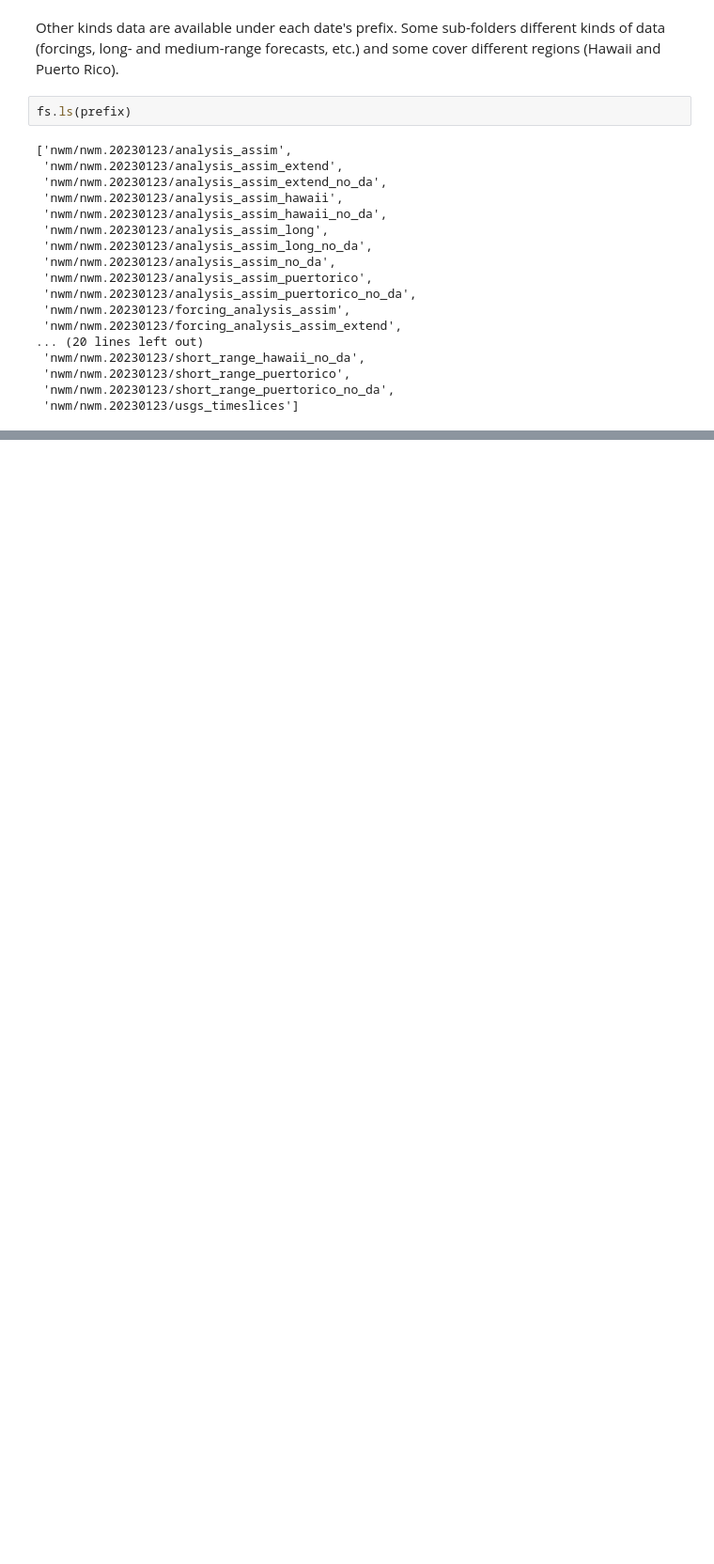
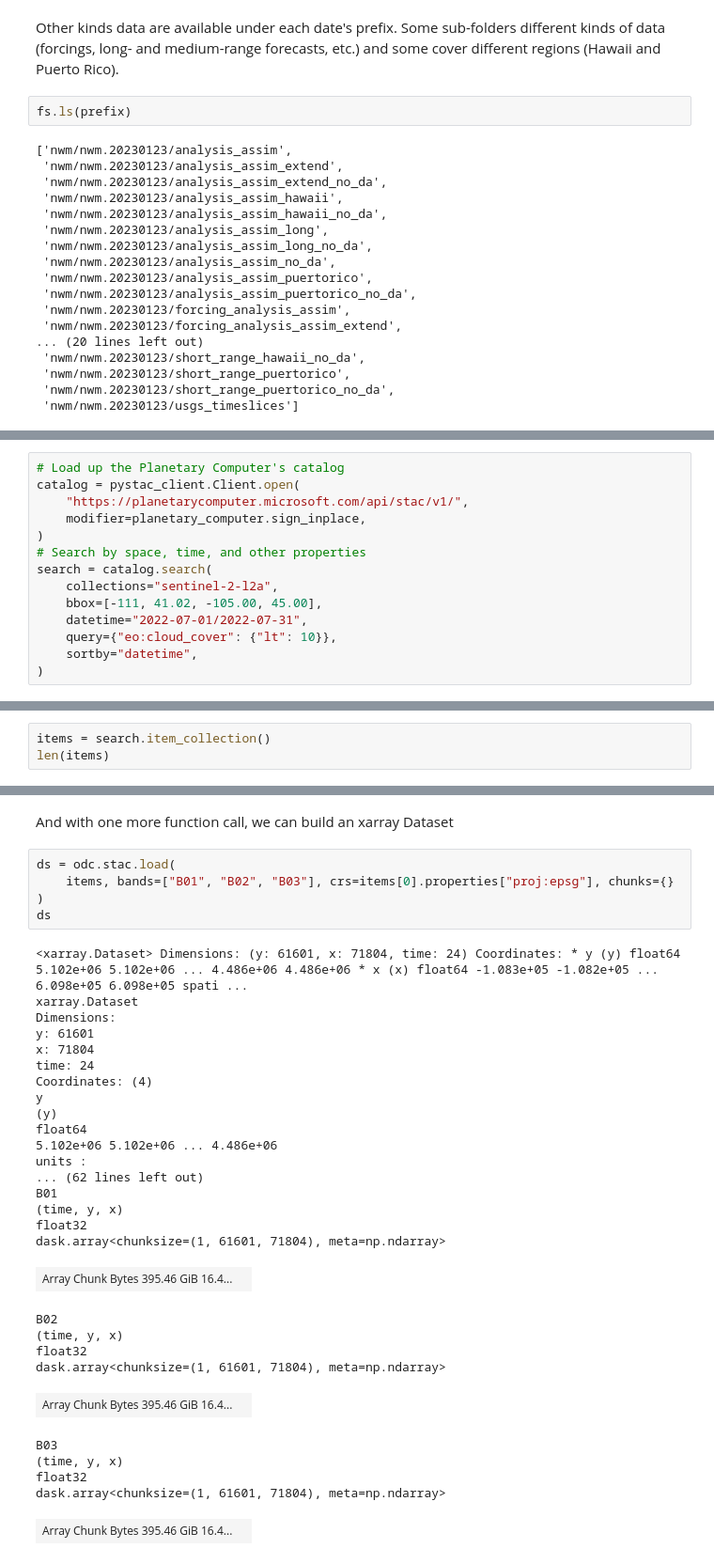
Before and after one commit to TomAugspurger/noaa-nwm, a Jupyter notebook: content/noaa-nwm-example.ipynb, the cells around one changed output, grey strips where cells are left out. Shown at 94% size. Cells and saved outputs as stored; diff of their text form; blank space fills up the shorter version.

```diff
--- a/content/noaa-nwm-example.ipynb
+++ b/content/noaa-nwm-example.ipynb
@@ -148,0 +182,14 @@ Next up, we'll look at [problems.ipynb](problems.ipynb).
+# %%
+# Load up the Planetary Computer's catalog
+catalog = pystac_client.Client.open(
+    "https://planetarycomputer.microsoft.com/api/stac/v1/",
+    modifier=planetary_computer.sign_inplace,
+)
+# Search by space, time, and other properties
+search = catalog.search(
+    collections="sentinel-2-l2a",
+    bbox=[-111, 41.02, -105.00, 45.00],
+    datetime="2022-07-01/2022-07-31",
+    query={"eo:cloud_cover": {"lt": 10}},
+    sortby="datetime",
+)
@@ -148,0 +198,3 @@ Next up, we'll look at [problems.ipynb](problems.ipynb).
+# %%
+items = search.item_collection()
+len(items)
@@ -148,0 +216,36 @@ Next up, we'll look at [problems.ipynb](problems.ipynb).
+# %% [markdown]
+And with one more function call, we can build an xarray Dataset
+# %%
+ds = odc.stac.load(
+    items, bands=["B01", "B02", "B03"], crs=items[0].properties["proj:epsg"], chunks={}
+)
+ds
+# %% [output]
+<xarray.Dataset> Dimensions: (y: 61601, x: 71804, time: 24) Coordinates: * y (y) float64 5.102e+06 5.102e+06 ... 4.486e+06 4.486e+06 * x (x) float64 -1.083e+05 -1.082e+05 ... 6.098e+05 6.098e+05 spati ...
+xarray.Dataset
+Dimensions:
+y: 61601
+x: 71804
+time: 24
+Coordinates: (4)
+y
+(y)
+float64
+5.102e+06 5.102e+06 ... 4.486e+06
+units :
+... (62 lines left out)
+B01
+(time, y, x)
+float32
+dask.array<chunksize=(1, 61601, 71804), meta=np.ndarray>
+| Array Chunk Bytes 395.46 GiB 16.4... |  |
+B02
+(time, y, x)
+float32
+dask.array<chunksize=(1, 61601, 71804), meta=np.ndarray>
+| Array Chunk Bytes 395.46 GiB 16.4... |  |
+B03
+(time, y, x)
+float32
+dask.array<chunksize=(1, 61601, 71804), meta=np.ndarray>
+| Array Chunk Bytes 395.46 GiB 16.4... |  |
```
Also changed, not shown: parts of 24 cells of this notebook, 1 other file.
